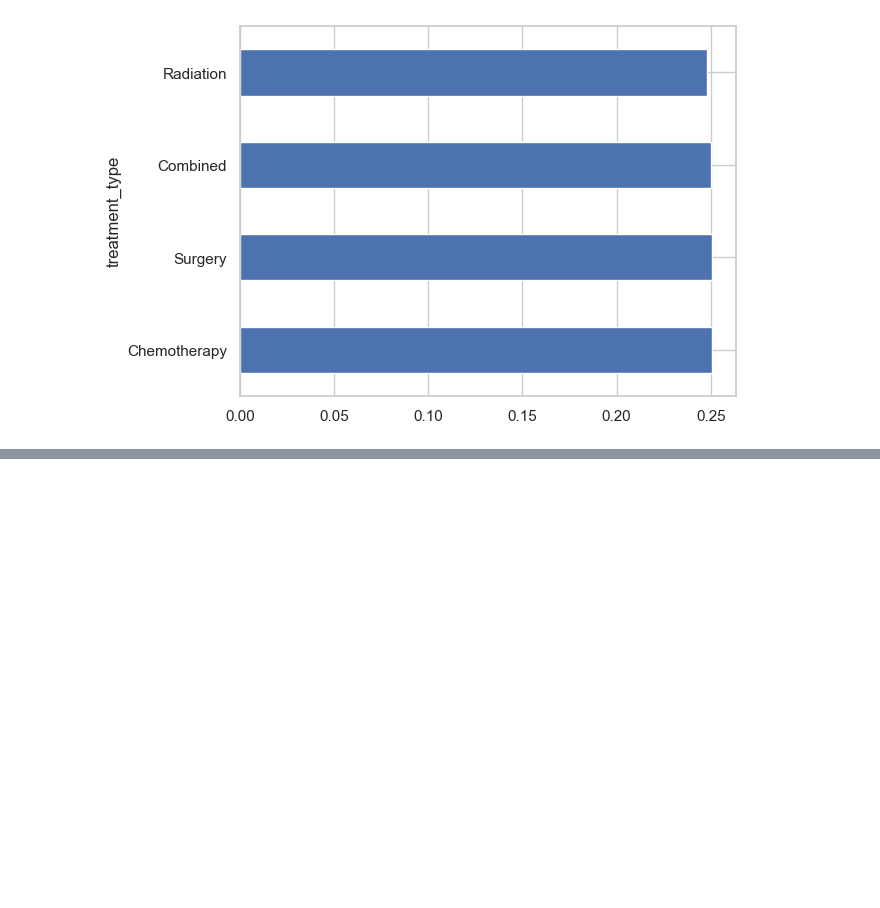
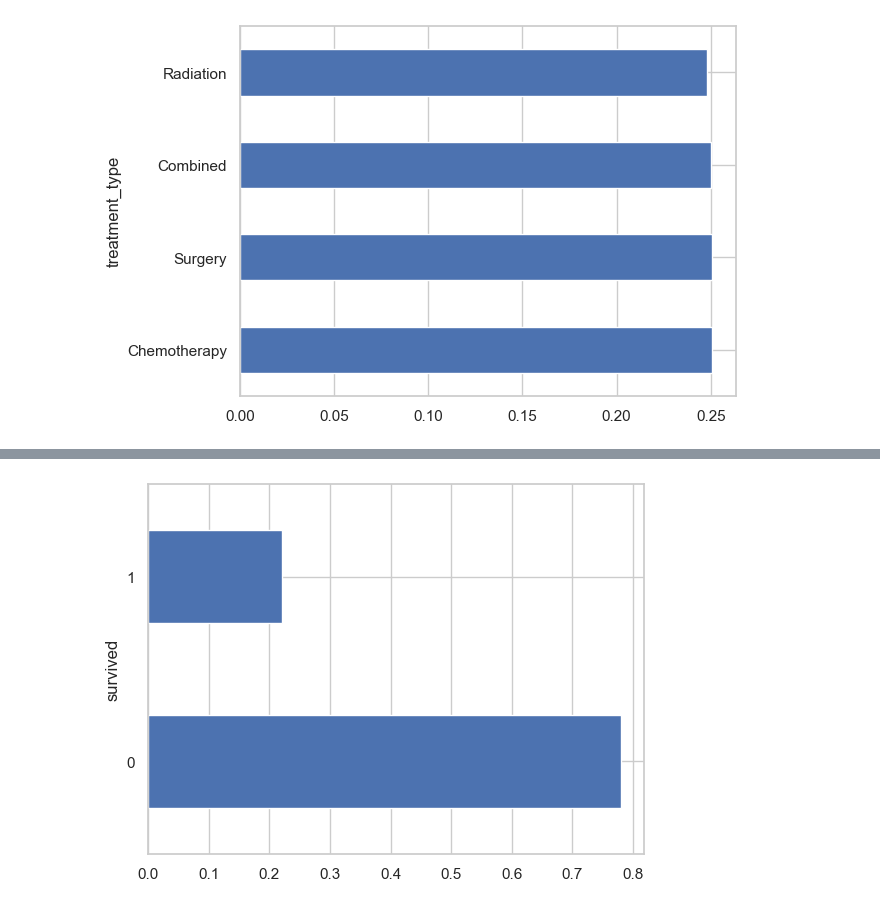
Before and after one commit to andreeriga/Scientific-Visualization-Magistrale, a Jupyter notebook: notebooks/lung.ipynb, the cells around one changed output, grey strips where cells are left out. Cells and saved outputs as stored; diff of their text form; code cells hidden in the pictures; blank space fills up the shorter version.

```diff
--- a/notebooks/lung.ipynb
+++ b/notebooks/lung.ipynb
@@ -56,0 +62,5 @@ plt.show()
+# %%
+data['survived'].value_counts(normalize=True).plot(kind='barh')
+plt.show()
+# %% [output]
+[figure, added]
```
Also changed, not shown: parts of 4 cells of this notebook, 3 other files.
